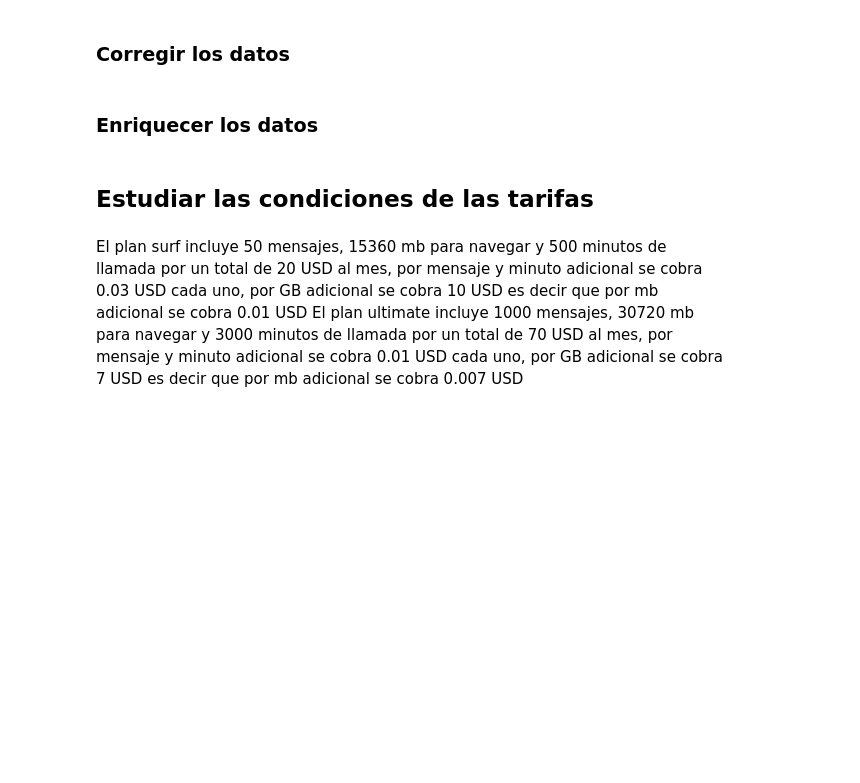
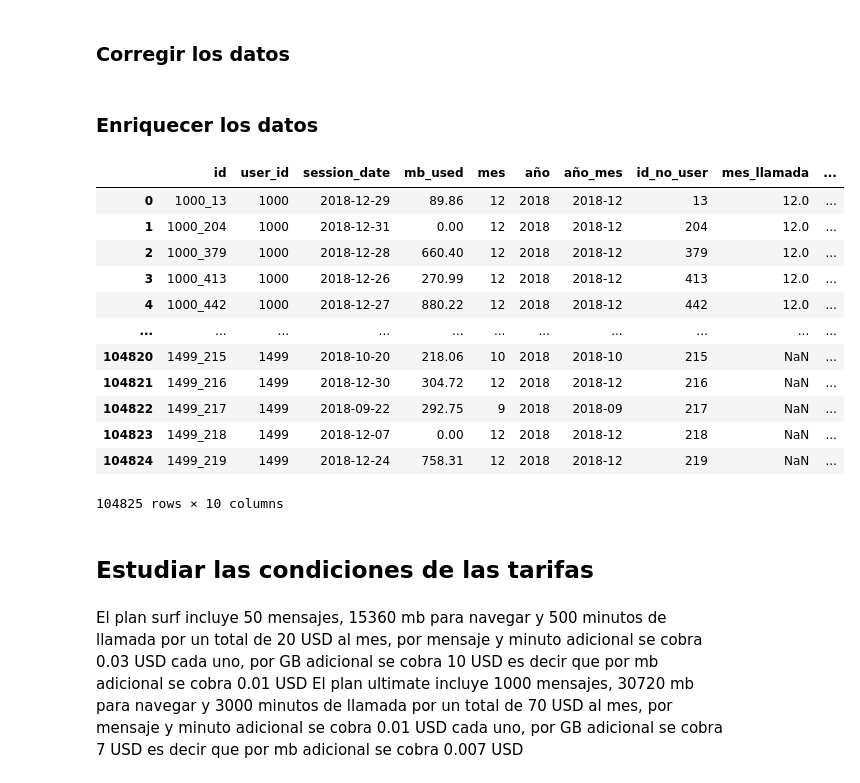
Before and after one commit to ma280113/sprint_5_proyect, a Jupyter notebook: notebook.ipynb, the cells around one changed output. Cells and saved outputs as stored; diff of their text form; code cells hidden in the pictures; blank space fills up the shorter version.

```diff
--- a/notebook.ipynb
+++ b/notebook.ipynb
@@ -42,11 +39,11 @@ def verificar(df):
 ## Cargar datos
 # %%
 # Carga los archivos de datos en diferentes DataFrames
-df_calls = pd.read_csv('/datasets/megaline_calls.csv')
-df_internet = pd.read_csv('/datasets/megaline_internet.csv')
-df_messages = pd.read_csv('/datasets/megaline_messages.csv')
-df_plans = pd.read_csv('/datasets/megaline_plans.csv')
-df_users = pd.read_csv('/datasets/megaline_users.csv')
+df_calls = pd.read_csv('datasets/megaline_calls.csv')
+df_internet = pd.read_csv('datasets/megaline_internet.csv')
+df_messages = pd.read_csv('datasets/megaline_messages.csv')
+df_plans = pd.read_csv('datasets/megaline_plans.csv')
+df_users = pd.read_csv('datasets/megaline_users.csv')
 # %% [markdown]
 ## Preparar los datos
 # %% [markdown]
@@ -319,3 +323,27 @@ df_internet['id_no_user'] = df_internet['id'].str.split('_').str[1].str.strip()
+# %%
+df_internet['id_no_user'] = df_internet['id'].str.split('_').str[1].str.strip()
+#extraemos mes y año.
+df_internet['mes'] = df_internet['session_date'].dt.month
+df_internet['año'] = df_internet['session_date'].dt.year
+
+# Crear una columna combinada año-mes
+df_internet['año_mes'] = df_internet['session_date'].dt.to_period('M')
+
+display(df_internet)
+# %% [output]
+|  | id | user_id | session_date | mb_used | mes | año | año_mes | id_no_user | mes_llamada | ... |
+| 0 | 1000_13 | 1000 | 2018-12-29 | 89.86 | 12 | 2018 | 2018-12 | 13 | 12.0 | ... |
+| 1 | 1000_204 | 1000 | 2018-12-31 | 0.00 | 12 | 2018 | 2018-12 | 204 | 12.0 | ... |
+| 2 | 1000_379 | 1000 | 2018-12-28 | 660.40 | 12 | 2018 | 2018-12 | 379 | 12.0 | ... |
+| 3 | 1000_413 | 1000 | 2018-12-26 | 270.99 | 12 | 2018 | 2018-12 | 413 | 12.0 | ... |
+| 4 | 1000_442 | 1000 | 2018-12-27 | 880.22 | 12 | 2018 | 2018-12 | 442 | 12.0 | ... |
+| ... | ... | ... | ... | ... | ... | ... | ... | ... | ... | ... |
+| 104820 | 1499_215 | 1499 | 2018-10-20 | 218.06 | 10 | 2018 | 2018-10 | 215 | NaN | ... |
+| 104821 | 1499_216 | 1499 | 2018-12-30 | 304.72 | 12 | 2018 | 2018-12 | 216 | NaN | ... |
+| 104822 | 1499_217 | 1499 | 2018-09-22 | 292.75 | 9 | 2018 | 2018-09 | 217 | NaN | ... |
+| 104823 | 1499_218 | 1499 | 2018-12-07 | 0.00 | 12 | 2018 | 2018-12 | 218 | NaN | ... |
+| 104824 | 1499_219 | 1499 | 2018-12-24 | 758.31 | 12 | 2018 | 2018-12 | 219 | NaN | ... |
+104825 rows × 10 columns
 # %% [markdown]
 ## Estudiar las condiciones de las tarifas
 # %% [markdown]
```
Also changed, not shown: parts of 14 cells of this notebook, 7 other files.
